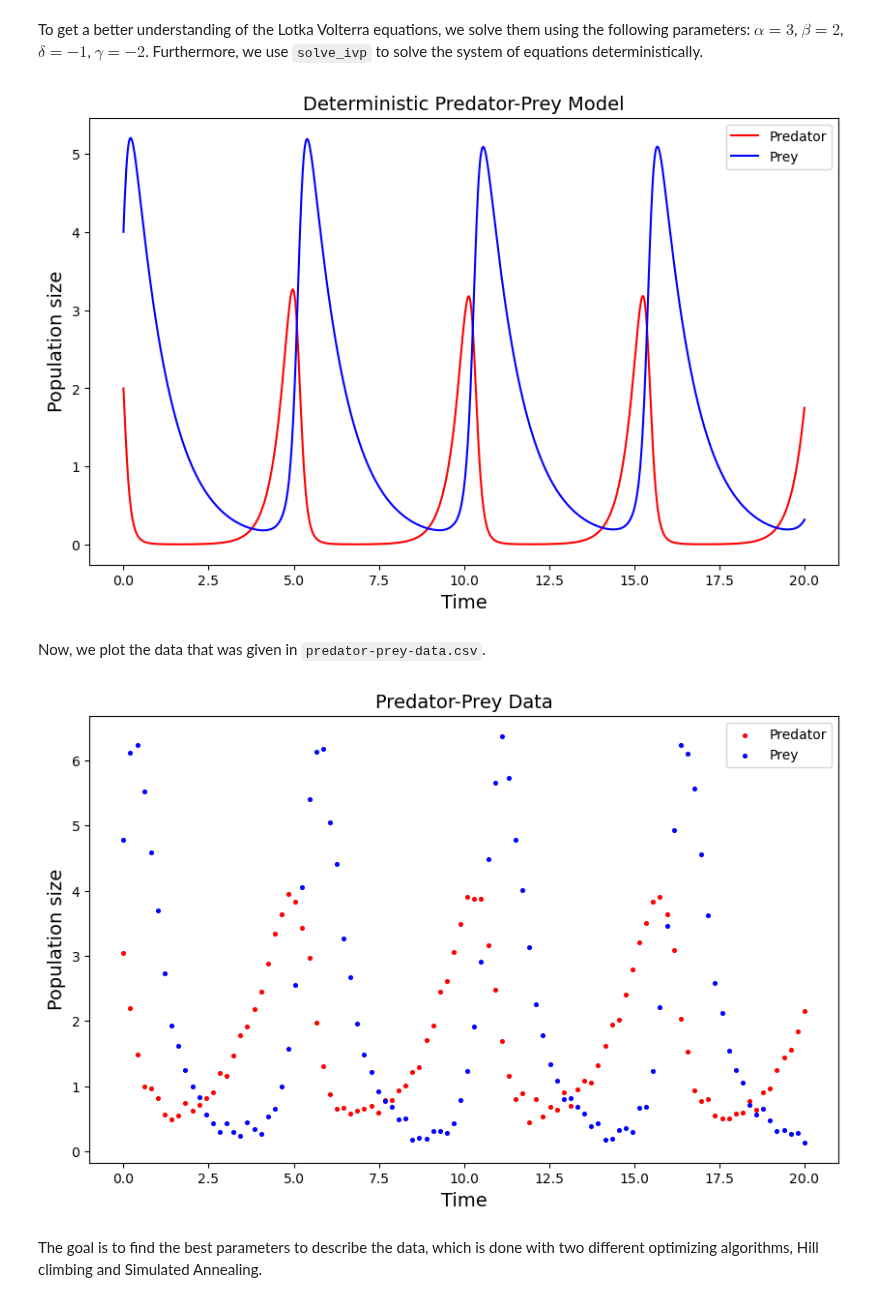
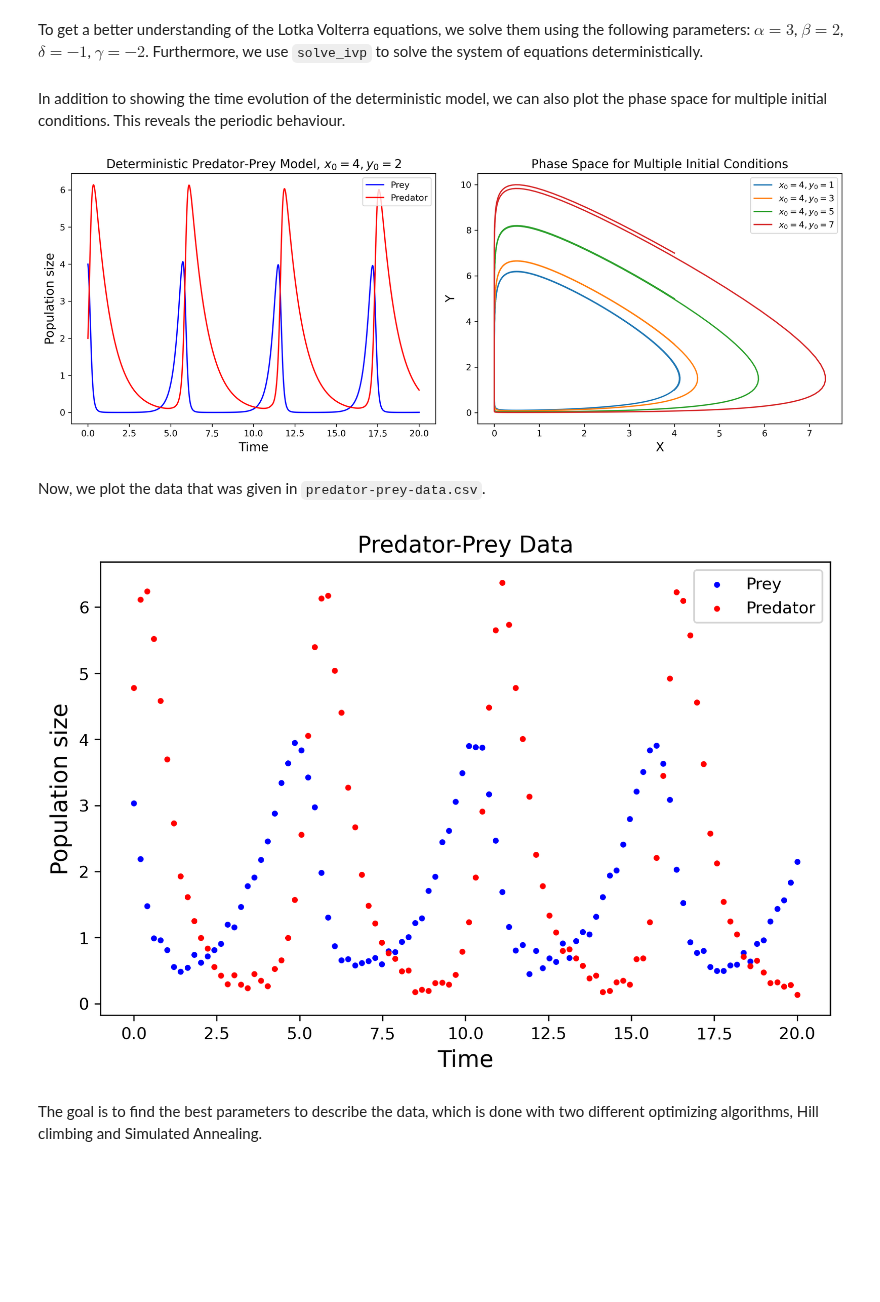
Before and after one commit to NaniHazbolatow/5284STSI6Y, a Jupyter notebook: Assignment 3/Assignment3.ipynb, the cells around one changed output. Saved outputs shown, nothing was run; the diff lists cells and outputs as text; code cells hidden in the pictures; blank space fills up the shorter version.

Commit message:
Added phase space

```diff
--- a/Assignment 3/Assignment3.ipynb
+++ b/Assignment 3/Assignment3.ipynb
@@ -13,6 +13,8 @@ import numpy as np
 import matplotlib.pyplot as plt
 from scipy.integrate import solve_ivp
 import pandas as pd
+
+plt.rcParams['figure.dpi'] = 300
 # %% [markdown]
 To get a better understanding of the Lotka Volterra equations, we solve them using the following parameters: $\alpha = 3$, $\beta = 2$, $\delta = -1$, $\gamma = -2$. Furthermore, we use `solve_ivp` to solve the system of equations deterministically.
 # %%
@@ -21,33 +23,57 @@ def LV_eqs(t, var, params):
     a, b, c, d = params
 
     dxdt = a*x - b*x*y
-    dydt = d*x*y - c*y
+    dydt = - c*y + d*x*y
 
     return [dxdt, dydt]
 
-def solve_LV(max_time, steps, initial_conditions, params):
-    time_span = np.linspace(0, max_time, steps)
-    result = solve_ivp(LV_eqs, [0, max_time], initial_conditions, args=(params,), t_eval=time_span, method='RK45')
+def solve_LV(start_time, stop_time, steps, initial_conditions, params):
+    time_span = np.linspace(start_time, stop_time, steps)
+    result = solve_ivp(LV_eqs, [start_time, stop_time], initial_conditions, args=(params,), t_eval=time_span, method='RK45')
     X = result.y[0, :]
     Y = result.y[1, :]
     t = result.t
 
     return X, Y, t
 # %%
-init_cond = [2, 4]
+init_cond = [4, 2]
 params = [3, 2, 1, 2]
-X, Y, t = solve_LV(20, 1000, init_cond, params)
+X, Y, t = solve_LV(0, 20, 1000, init_cond, params)
+# %% [markdown]
+In addition to showing the time evolution of the deterministic model, we can also plot the phase space for multiple initial conditions. This reveals the periodic behaviour.
+# %%
+pred_pop = [1, 3, 5, 7]
+phase_plot_X = np.zeros((len(pred_pop), 1000))
+phase_plot_Y = np.zeros((len(pred_pop), 1000))
+
+for i, pop in enumerate(pred_pop):
+    X_phase, Y_phase, _ = solve_LV(10, 20, 1000, [4, pop], params)
+    phase_plot_X[i, :] = X_phase
+    phase_plot_Y[i, :] = Y_phase
 # %%
-plt.figure(figsize=(10, 6))
-plt.title('Deterministic Predator-Prey Model', fontsize=14)
-plt.plot(t, X, color='red', label='Predator')
-plt.plot(t, Y, color='blue', label='Prey')
+colors = ['#87CEEB', '#ADD8E6', '#00BFFF', '#1E90FF']
+plt.figure(figsize=(13, 5))
+
+plt.subplot(1, 2, 1)
+plt.title(fr'Deterministic Predator-Prey Model, $x_0 = {{{init_cond[0]}}}, y_0 = {{{init_cond[1]}}}$', fontsize=14)
+plt.plot(t, X, color='blue', label='Prey')
+plt.plot(t, Y, color='red', label='Predator')
 plt.xlabel('Time', fontsize=14)
 plt.ylabel('Population size', fontsize=14)
+plt.legend(loc='upper right')
+
+plt.subplot(1, 2, 2)
+plt.title('Phase Space for Multiple Initial Conditions', fontsize=14)
+for i in range(len(pred_pop)):
+    plt.plot(phase_plot_X[i, :], phase_plot_Y[i, :], label=fr'$x_0 = {{{init_cond[0]}}}, y_0 = {{{pred_pop[i]}}}$')
+plt.xlabel('X', fontsize=14)
+plt.ylabel('Y', fontsize=14)
 plt.legend()
+
+plt.tight_layout()
 plt.show()
 # %% [output]
-[figure, old version]
+[figure, new version]
 # %% [markdown]
 Now, we plot the data that was given in `predator-prey-data.csv`.
 # %%
@@ -56,15 +82,15 @@ t_data = data['t']
 X_data = data['x']
 Y_data = data['y']
 # %%
-plt.figure(figsize=(10, 6))
+plt.figure(figsize=(8, 5))
 plt.title('Predator-Prey Data', fontsize=14)
-plt.scatter(t_data, X_data, color='red', s=7, label='Predator')
-plt.scatter(t_data, Y_data, color='blue', s=7, label='Prey')
+plt.scatter(t_data, X_data, color='blue', s=7, label='Prey')
+plt.scatter(t_data, Y_data, color='red', s=7, label='Predator')
 plt.xlabel('Time', fontsize=14)
 plt.ylabel('Population size', fontsize=14)
 plt.legend()
 plt.show()
 # %% [output]
-[figure, old version]
+[figure, new version]
 # %% [markdown]
 The goal is to find the best parameters to describe the data, which is done with two different optimizing algorithms, Hill climbing and Simulated Annealing.
```
